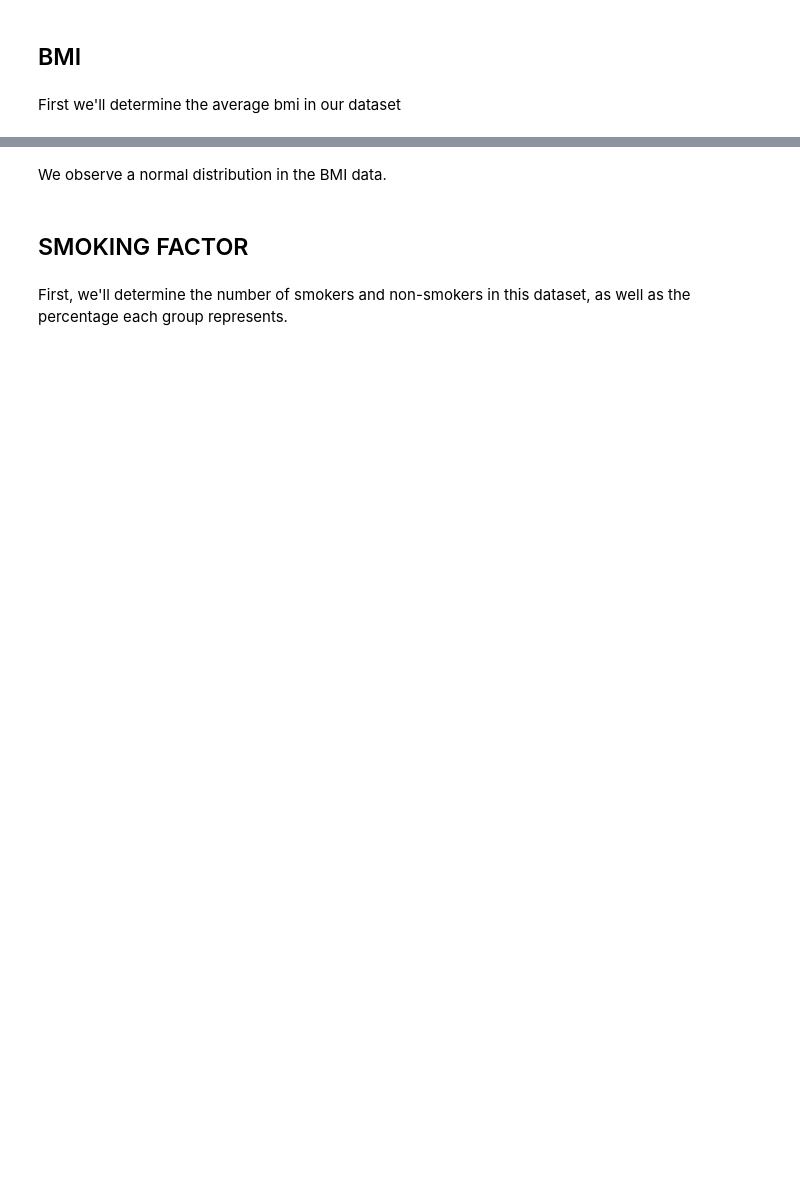
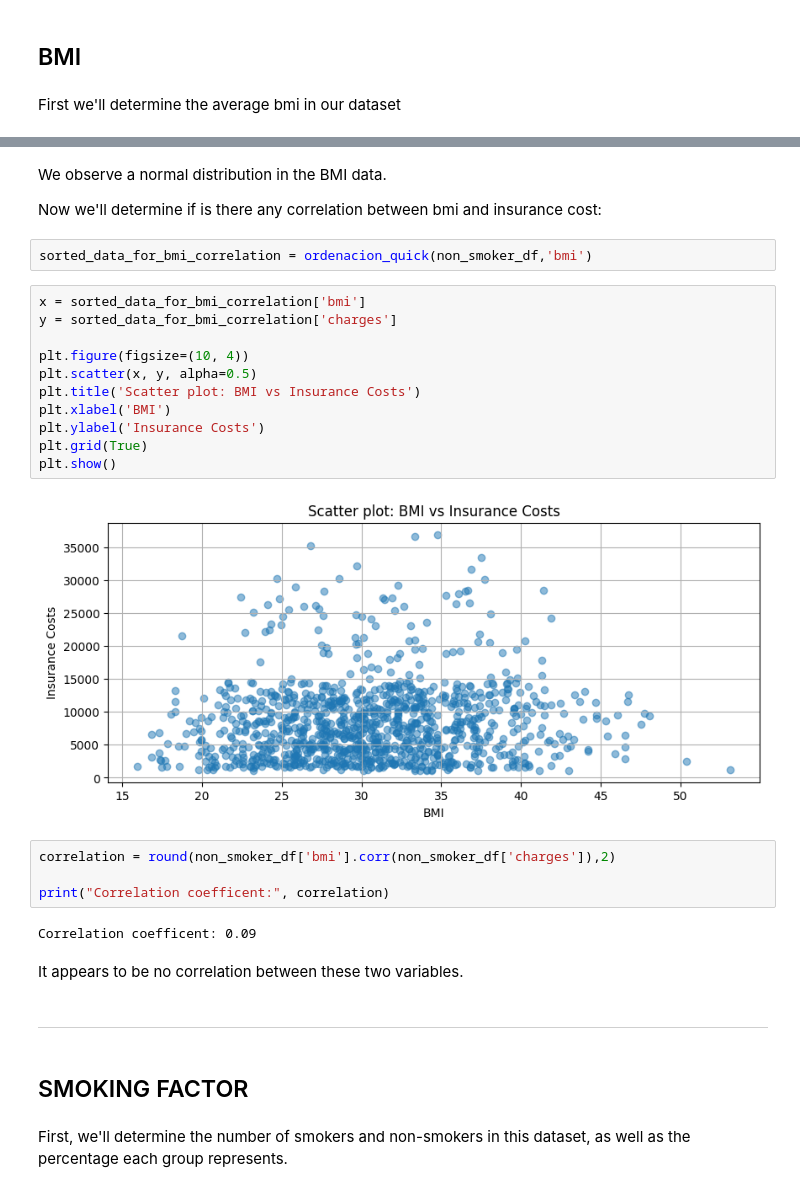
Before and after one commit to raserr11/Medical-Insurance-Data-Analysis-Course-Project, a Jupyter notebook: medical_insurance_analysis.ipynb, the cells around one changed output, grey strips where cells are left out. Saved outputs shown, nothing was run; the diff lists cells and outputs as text; blank space fills up the shorter version.

```diff
--- a/medical_insurance_analysis.ipynb
+++ b/medical_insurance_analysis.ipynb
@@ -157,5 +213,32 @@ plt.show()
 # %% [markdown]
 We observe a normal distribution in the BMI data.
+
+Now we'll determine if is there any correlation between bmi and insurance cost:
+# %%
+sorted_data_for_bmi_correlation = ordenacion_quick(non_smoker_df,'bmi')
+# %%
+x = sorted_data_for_bmi_correlation['bmi']
+y = sorted_data_for_bmi_correlation['charges']
+
+plt.figure(figsize=(10, 4))
+plt.scatter(x, y, alpha=0.5)
+plt.title('Scatter plot: BMI vs Insurance Costs')
+plt.xlabel('BMI')
+plt.ylabel('Insurance Costs')
+plt.grid(True)
+plt.show()
+# %% [output]
+[figure, added]
+# %%
+correlation = round(non_smoker_df['bmi'].corr(non_smoker_df['charges']),2)
+
+print("Correlation coefficent:", correlation)
+# %% [output]
+Correlation coefficent: 0.09
+# %% [markdown]
+It appears to be no correlation between these two variables.
+# %% [markdown]
+-------------------------------------------------------------------------------------------------------------
 # %% [markdown]
 ## SMOKING FACTOR
 # %% [markdown]
```
Also changed, not shown: parts of 28 cells of this notebook, 1 other file.
